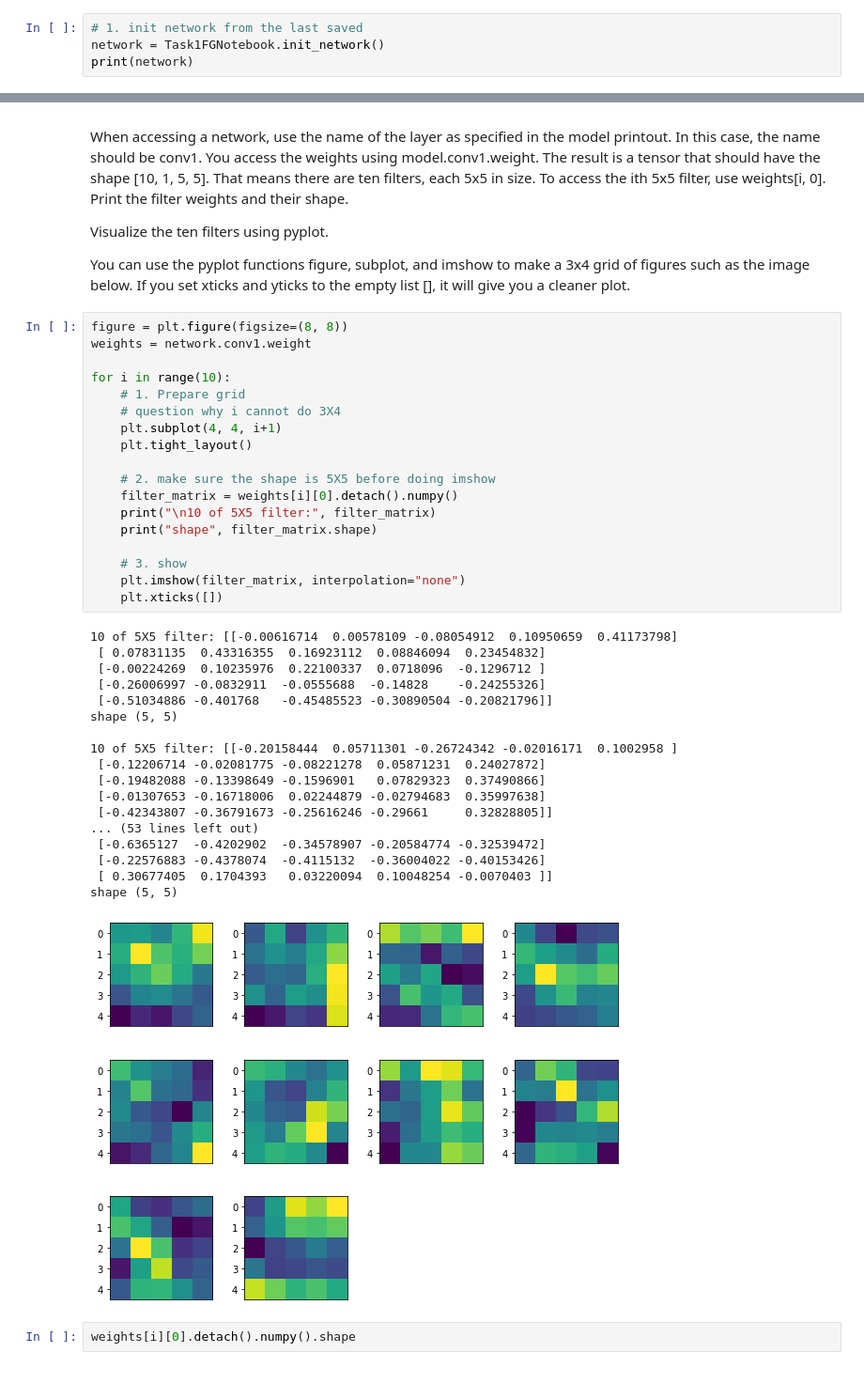
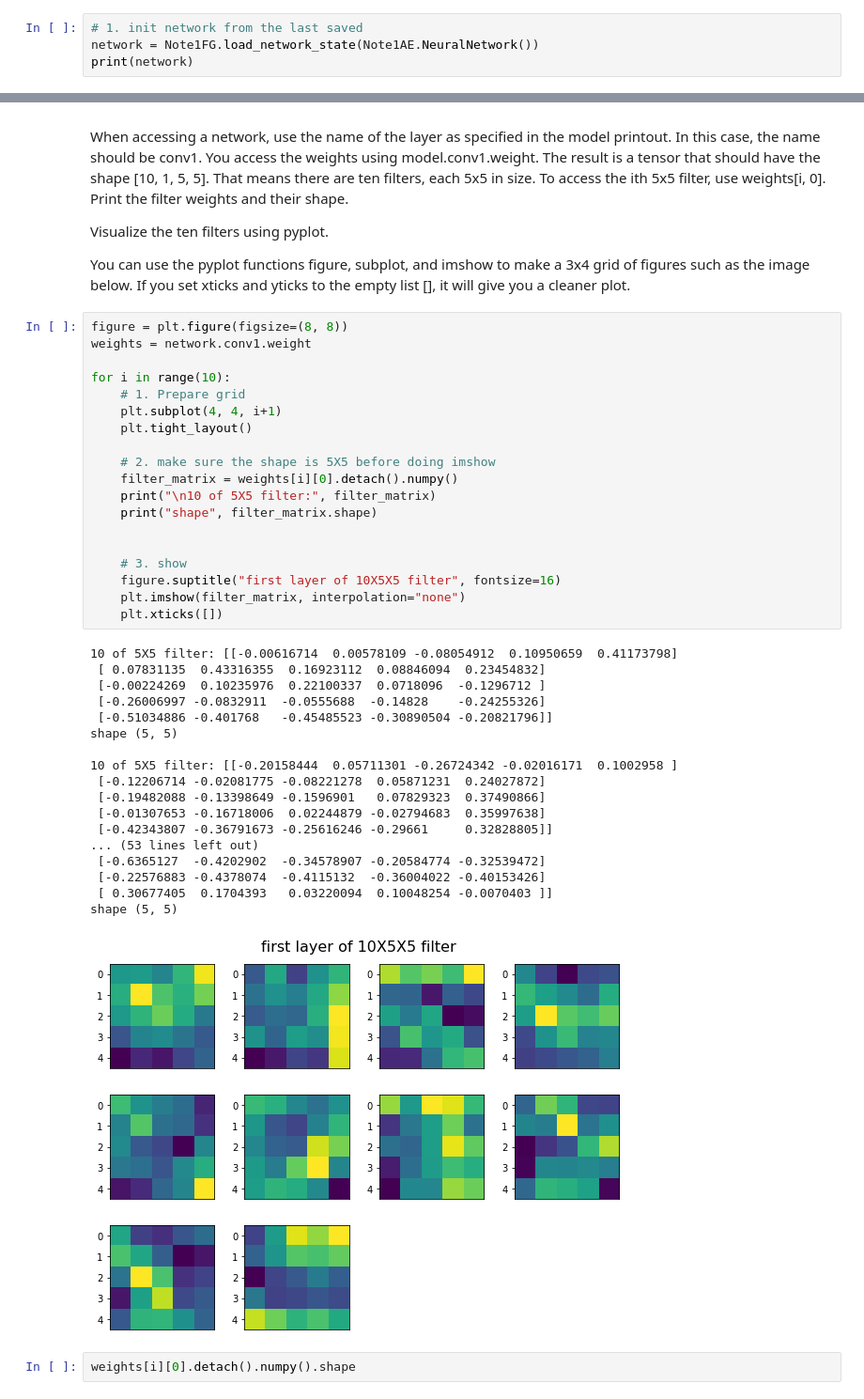
Before and after one commit to freecode23/vision-MNIST, a Jupyter notebook: Task2.ipynb, the cells around one changed output, grey strips where cells are left out. Shown: that part at 94% size. Saved outputs shown, nothing was run; the diff lists cells and outputs as text.

```diff
--- a/Task2.ipynb
+++ b/Task2.ipynb
@@ -21,7 +22,7 @@ from torchvision import datasets, transforms
 from matplotlib import pyplot as plt
 # %%
 # 1. init network from the last saved
-network = Task1FGNotebook.init_network()
+network = Note1FG.load_network_state(Note1AE.NeuralNetwork())
 print(network)
 # %% [output]
 NeuralNetwork(
@@ -48,37 +49,38 @@ weights = network.conv1.weight
 
 for i in range(10):
     # 1. Prepare grid
-    # question why i cannot do 3X4
     plt.subplot(4, 4, i+1)
     plt.tight_layout()
 
     # 2. make sure the shape is 5X5 before doing imshow
     filter_matrix = weights[i][0].detach().numpy()
     print("\n10 of 5X5 filter:", filter_matrix)
     print("shape", filter_matrix.shape)
 
+
     # 3. show
+    figure.suptitle("first layer of 10X5X5 filter", fontsize=16)
     plt.imshow(filter_matrix, interpolation="none")
     plt.xticks([])
 # %% [output]
 10 of 5X5 filter: [[-0.00616714  0.00578109 -0.08054912  0.10950659  0.41173798]
  [ 0.07831135  0.43316355  0.16923112  0.08846094  0.23454832]
  [-0.00224269  0.10235976  0.22100337  0.0718096  -0.1296712 ]
  [-0.26006997 -0.0832911  -0.0555688  -0.14828    -0.24255326]
  [-0.51034886 -0.401768   -0.45485523 -0.30890504 -0.20821796]]
 shape (5, 5)
 
 10 of 5X5 filter: [[-0.20158444  0.05711301 -0.26724342 -0.02016171  0.1002958 ]
  [-0.12206714 -0.02081775 -0.08221278  0.05871231  0.24027872]
  [-0.19482088 -0.13398649 -0.1596901   0.07829323  0.37490866]
  [-0.01307653 -0.16718006  0.02244879 -0.02794683  0.35997638]
  [-0.42343807 -0.36791673 -0.25616246 -0.29661     0.32828805]]
 ... (53 lines left out)
  [-0.6365127  -0.4202902  -0.34578907 -0.20584774 -0.32539472]
  [-0.22576883 -0.4378074  -0.4115132  -0.36004022 -0.40153426]
  [ 0.30677405  0.1704393   0.03220094  0.10048254 -0.0070403 ]]
 shape (5, 5)
-[figure, old version]
+[figure, new version]
 # %%
 weights[i][0].detach().numpy().shape
 # %% [output]
```
Also changed, not shown: parts of 15 cells of this notebook, 2 other files.
